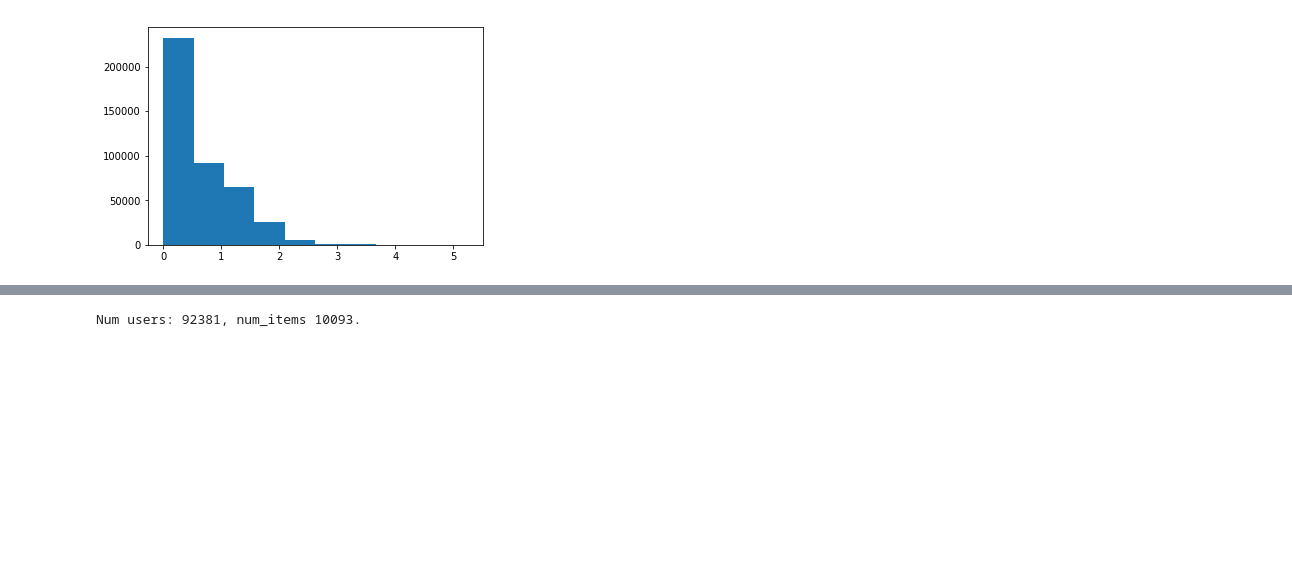
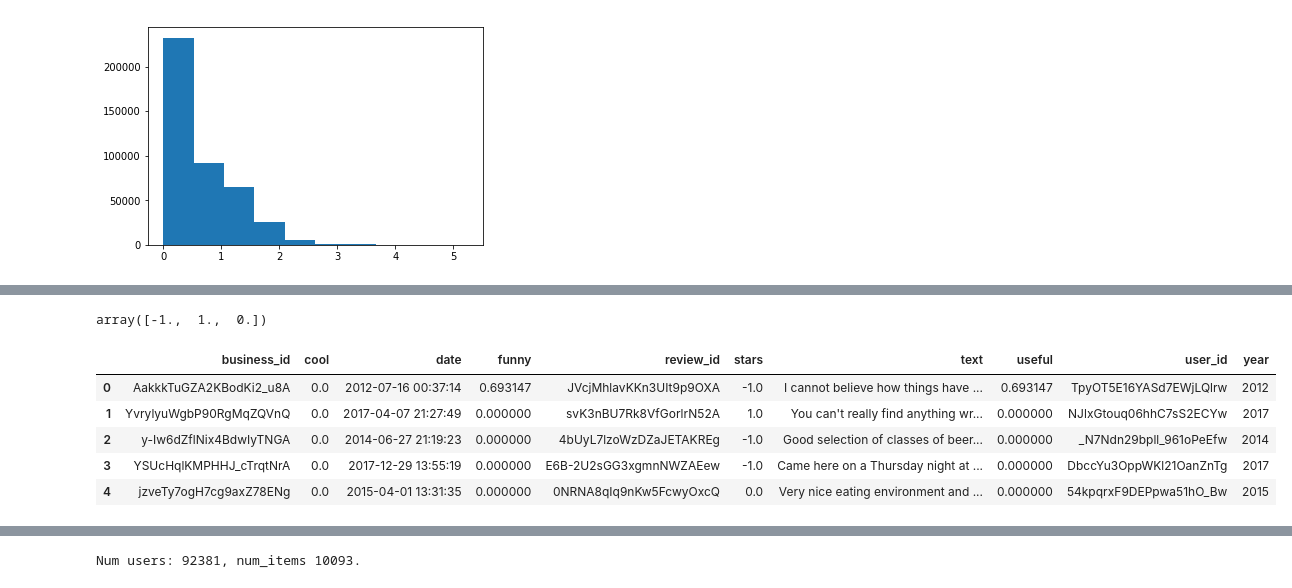
Before and after one commit to Ivanclj/Yelp-Recommender, a Jupyter notebook: Restaurant Recommender.ipynb, the cells around one changed output, grey strips where cells are left out. Cells and saved outputs as stored; diff of their text form; code cells hidden in the pictures; blank space fills up the shorter version.

```diff
--- a/Restaurant Recommender.ipynb
+++ b/Restaurant Recommender.ipynb
@@ -264,0 +412,4 @@ tmp.sort_values(by = 'date',ascending = True)# Have duplicate comment values. No
+# %%
+data_review.stars.unique()
+# %% [output]
+array([-1.,  1.,  0.])
@@ -264,0 +419,12 @@ tmp.sort_values(by = 'date',ascending = True)# Have duplicate comment values. No
+# %%
+# read in cleaned review data
+data_review = pd.read_csv('/Users/ivanchen/Desktop/MSIA/Courses/Blog/git/reviews_cleaned.csv',index_col=0)
+# %%
+data_review.head()
+# %% [output]
+|  | business_id | cool | date | funny | review_id | stars | text | useful | user_id | year |
+| 0 | AakkkTuGZA2KBodKi2_u8A | 0.0 | 2012-07-16 00:37:14 | 0.693147 | JVcjMhlavKKn3UIt9p9OXA | -1.0 | I cannot believe how things have ... | 0.693147 | TpyOT5E16YASd7EWjLQlrw | 2012 |
+| 1 | YvrylyuWgbP90RgMqZQVnQ | 0.0 | 2017-04-07 21:27:49 | 0.000000 | svK3nBU7Rk8VfGorlrN52A | 1.0 | You can't really find anything wr... | 0.000000 | NJlxGtouq06hhC7sS2ECYw | 2017 |
+| 2 | y-Iw6dZflNix4BdwIyTNGA | 0.0 | 2014-06-27 21:19:23 | 0.000000 | 4bUyL7lzoWzDZaJETAKREg | -1.0 | Good selection of classes of beer... | 0.000000 | _N7Ndn29bpll_961oPeEfw | 2014 |
+| 3 | YSUcHqlKMPHHJ_cTrqtNrA | 0.0 | 2017-12-29 13:55:19 | 0.000000 | E6B-2U2sGG3xgmnNWZAEew | -1.0 | Came here on a Thursday night at ... | 0.000000 | DbccYu3OppWKl21OanZnTg | 2017 |
+| 4 | jzveTy7ogH7cg9axZ78ENg | 0.0 | 2015-04-01 13:31:35 | 0.000000 | 0NRNA8qIq9nKw5FcwyOxcQ | 0.0 | Very nice eating environment and ... | 0.000000 | 54kpqrxF9DEPpwa51hO_Bw | 2015 |
```
Also changed, not shown: parts of 41 cells of this notebook, 5 other files.
